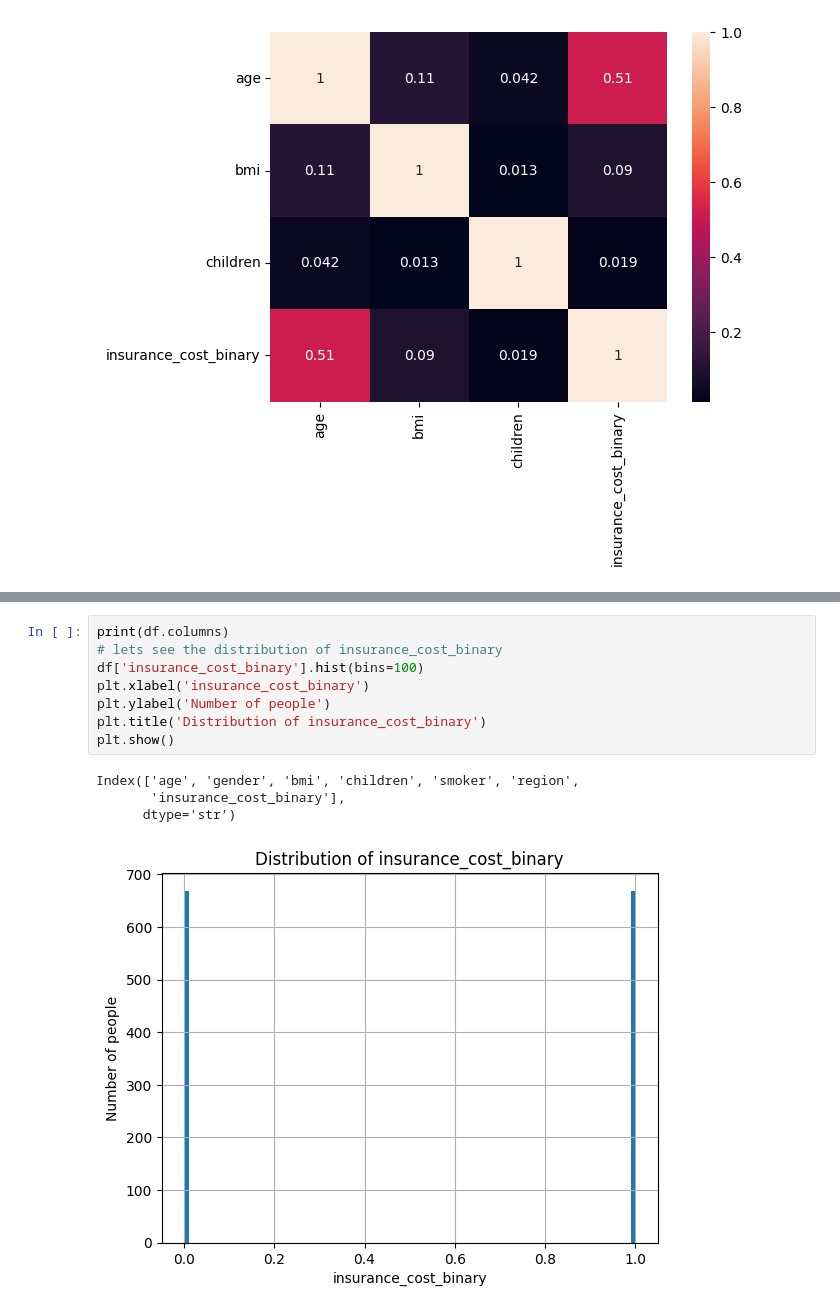
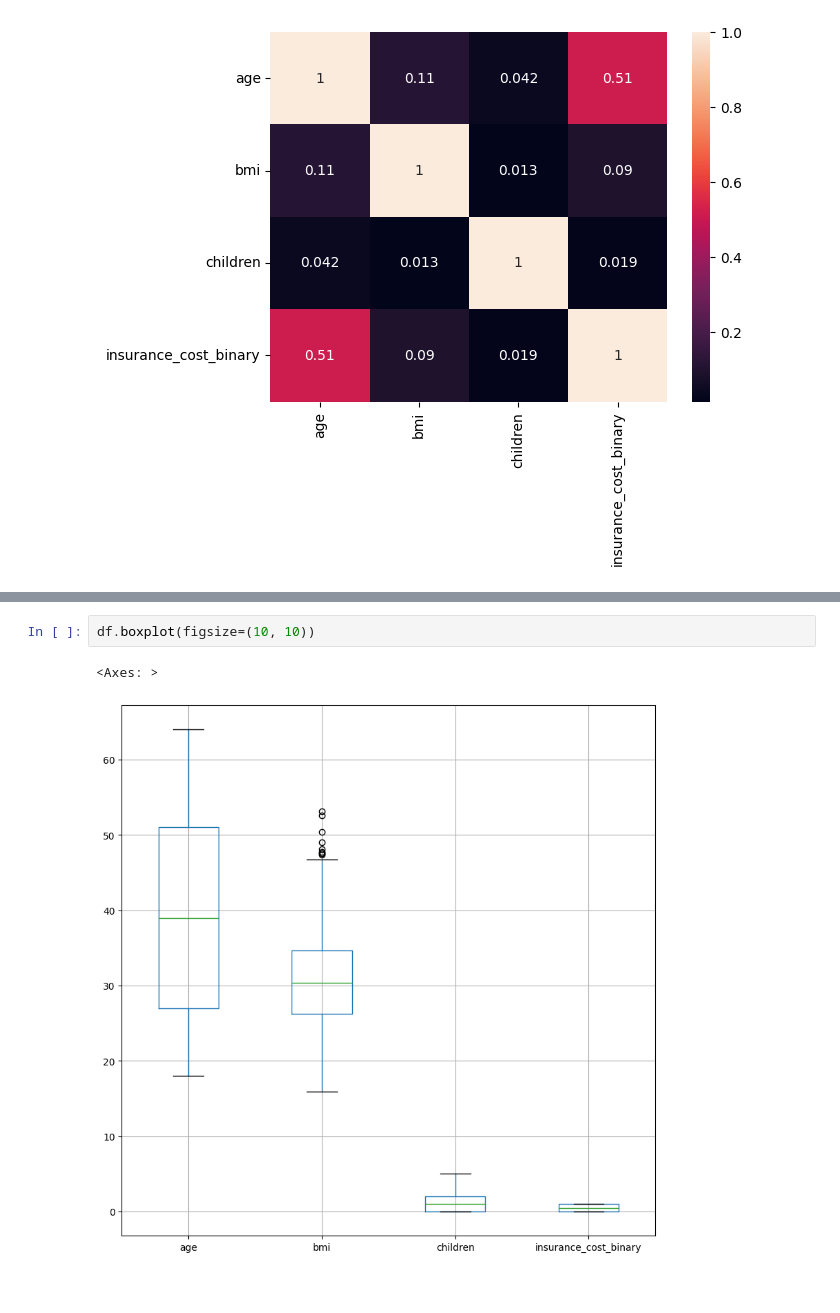
Before and after one commit to kristyan/data, a Jupyter notebook: e-tivity3/etivity3_classification.ipynb, the cells around one changed output, grey strips where cells are left out. Cells and saved outputs as stored; diff of their text form; blank space fills up the shorter version.

```diff
--- a/e-tivity3/etivity3_classification.ipynb
+++ b/e-tivity3/etivity3_classification.ipynb
@@ -169,13 +144,5 @@ plt.show()
-# %%
-print(df.columns)
-# lets see the distribution of insurance_cost_binary
-df['insurance_cost_binary'].hist(bins=100)
-plt.xlabel('insurance_cost_binary')
-plt.ylabel('Number of people')
-plt.title('Distribution of insurance_cost_binary')
-plt.show()
-# %% [output]
-Index(['age', 'gender', 'bmi', 'children', 'smoker', 'region',
-       'insurance_cost_binary'],
-      dtype='str')
-[figure, removed]
+# %%
+df.boxplot(figsize=(10, 10))
+# %% [output]
+<Axes: >
+[figure, added]
```
Also changed, not shown: parts of 15 cells of this notebook.
